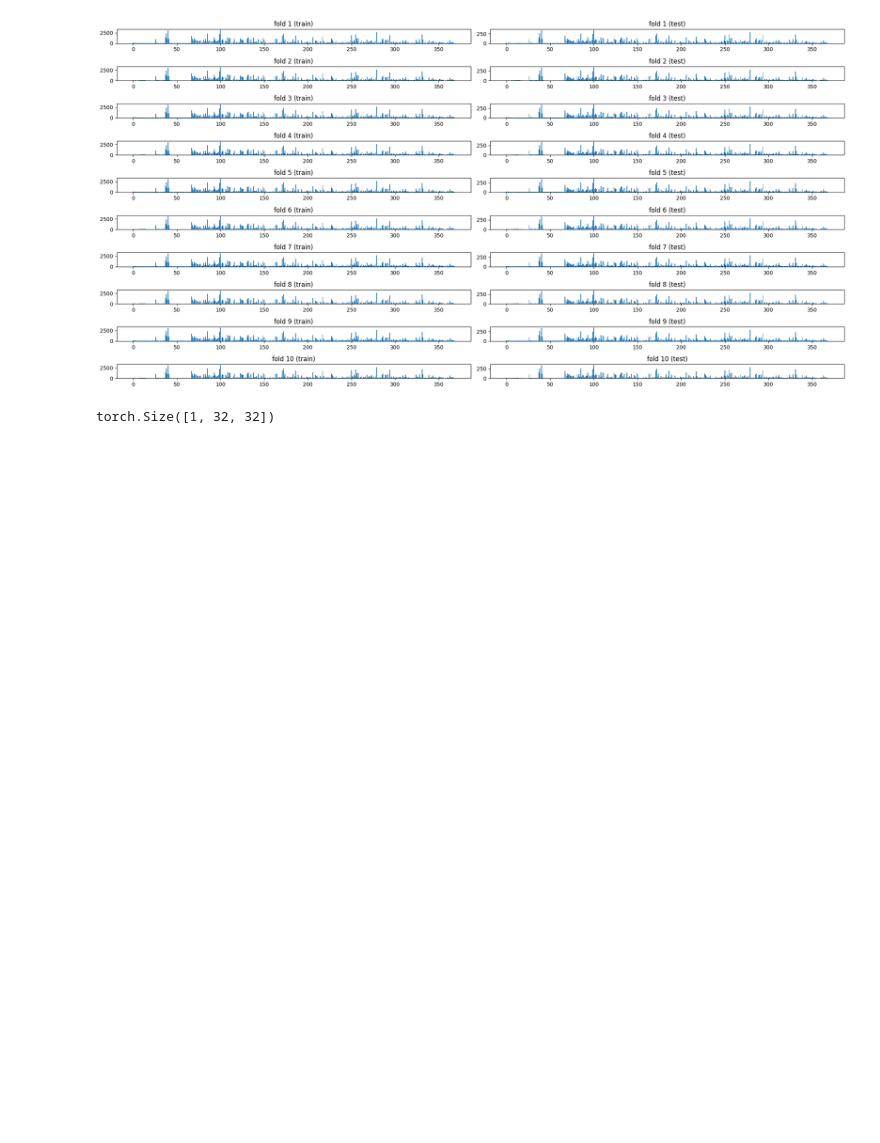
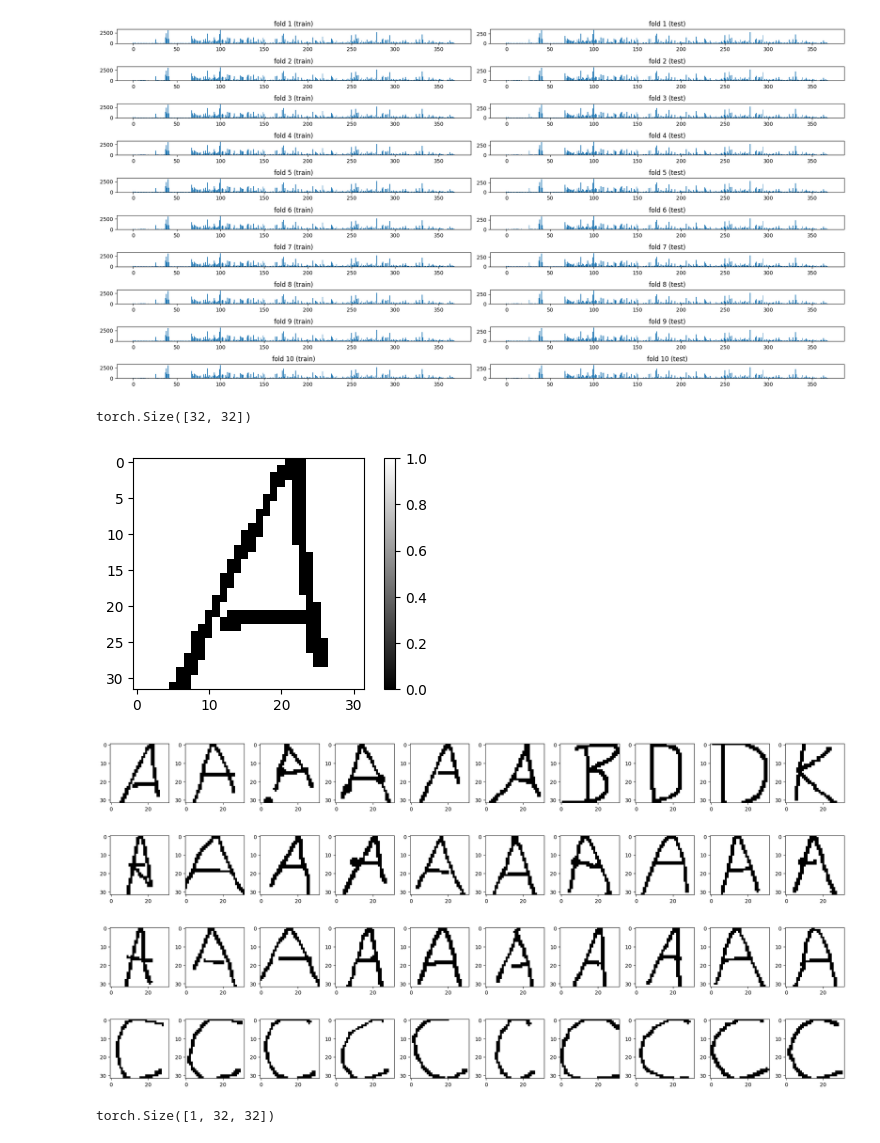
Before and after one commit to Chaotix953/HASYv2, a Jupyter notebook: Untitled.ipynb, the cells around one changed output. Drawn from its saved outputs; the diff is of its cells as text; code cells hidden in the pictures; blank space fills up the shorter version.

```diff
--- a/Untitled.ipynb
+++ b/Untitled.ipynb
@@ -36,18 +35,3 @@ df
 | 168231 | hasy-data/v2-168231.png | 1400 | \guillemotleft | 16925 |
 | 168232 | hasy-data/v2-168232.png | 1400 | \guillemotleft | 16925 |
 168233 rows × 4 columns
-# %%
-plt.figure(figsize=(5, 3))
-large_image = np.asarray(torchvision.io.read_image(df.iloc[0]['path']).permute((1,2,0)))
-plt.imshow(large_image)
-print(large_image.shape)
-fig, axes = plt.subplots(nrows=4, ncols=10, figsize=(20, 10))
-
-for i in range(4):
-    for j in range(10):
-        image_path = df.iloc[i*10 + j]['path']
-        image = np.asarray(torchvision.io.read_image(image_path).permute((1,2,0)))
-        axes[i, j].imshow(image)
-
-plt.tight_layout()
-plt.show()
@@ -168,4 +125,23 @@ def load_dataset(path, batch_size, shuffle=True):
 # %%
 train_loader = load_dataset("classification-task/fold-1/train.csv", 16)
 test_loader = load_dataset("classification-task/fold-1/test.csv", 16)
+# %%
+plt.figure(figsize=(5, 3))
+large_image = train_loader.dataset[0][0].permute((1,2,0)).squeeze(2)
+plt.imshow(large_image, cmap='gray')
+plt.colorbar()
+print(large_image.shape)
+
+fig, axes = plt.subplots(nrows=4, ncols=10, figsize=(20, 10))
+for i in range(4):
+    for j in range(10):
+        image = train_loader.dataset[100*i+j][0].permute((1,2,0)).squeeze(2)
+        axes[i, j].imshow(image,cmap='gray')
+
+plt.tight_layout()
+plt.show()
+# %% [output]
+torch.Size([32, 32])
+[figure, added]
+[figure, added]
 # %%
```
Also changed, not shown: parts of 15 cells of this notebook.
